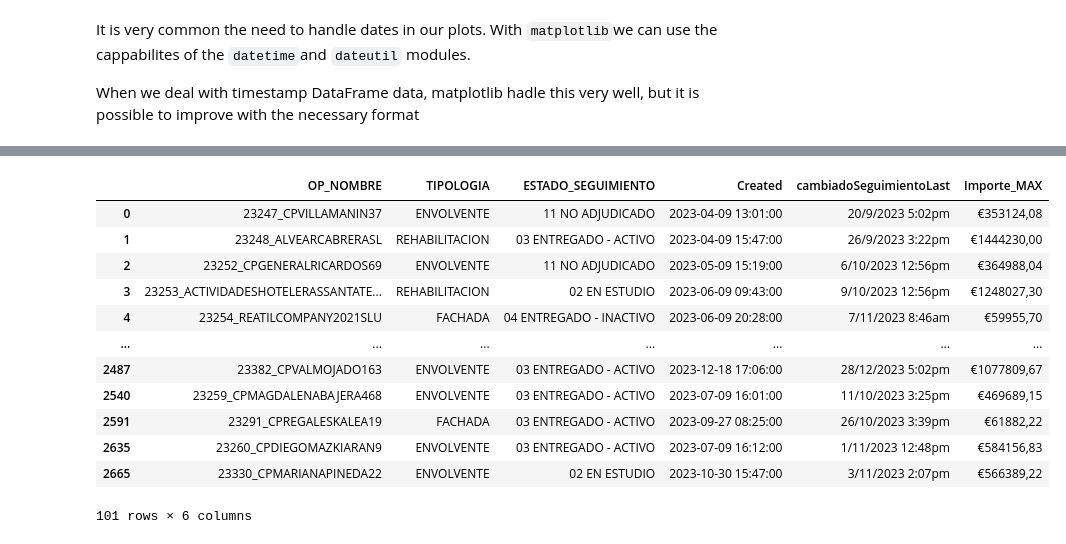
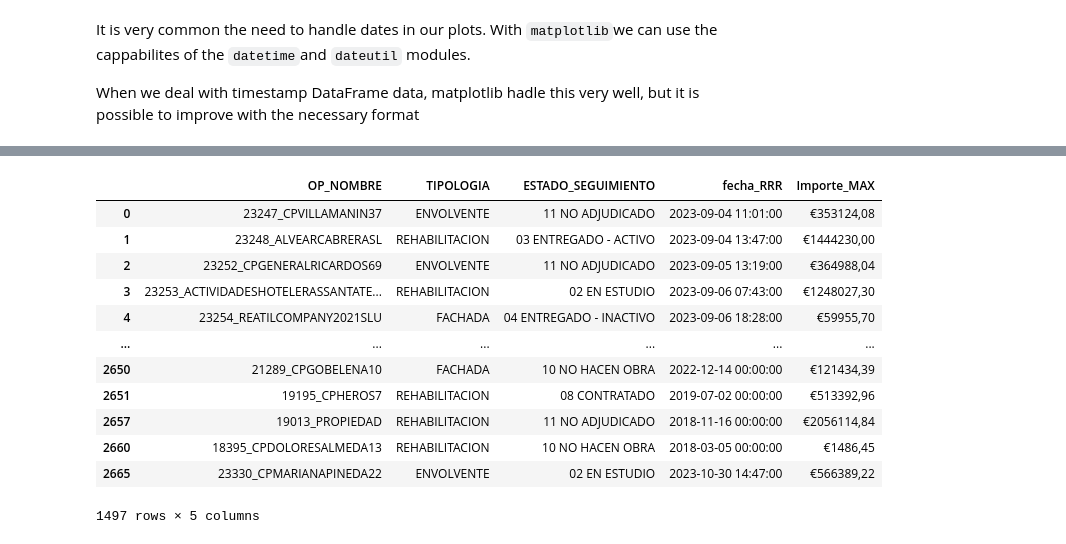
Before and after one commit to alvarohernandezalt/matplotlib_thePathof, a Jupyter notebook: 01_OOP_InterfacesDesign/AB_Appearance_TicksGridsAxes.ipynb, the cells around one changed output, grey strips where cells are left out. Drawn from its saved outputs; the diff is of its cells as text; code cells hidden in the pictures.

```diff
--- a/01_OOP_InterfacesDesign/AB_Appearance_TicksGridsAxes.ipynb
+++ b/01_OOP_InterfacesDesign/AB_Appearance_TicksGridsAxes.ipynb
@@ -751,6 +746,6 @@ When we deal with timestamp DataFrame data, matplotlib hadle this very well, but
 # %%
 # Let's use some timebased data
 url = "https://raw.githubusercontent.com/alvarohernandezalt/matplotlib_thePathof/main/data/hrp_state.csv"
-df = pd.read_csv(url, parse_dates=['Created'])
-df
+df = pd.read_csv(url)
+df.iloc[1012]
 # %% [output]
@@ -770,17 +758,19 @@ df
+# %%
+df['fecha_RRR'] = pd.to_datetime(df['fecha_RRR'], format='%Y/%m/%d %H:%M')
 # %%
-df_clean = df.drop_duplicates(subset='Created')
+df_clean = df.drop_duplicates(subset='fecha_RRR')
 df_clean
 # %% [output]
-|  | OP_NOMBRE | TIPOLOGIA | ESTADO_SEGUIMIENTO | Created | cambiadoSeguimientoLast | Importe_MAX |
-| 0 | 23247_CPVILLAMANIN37 | ENVOLVENTE | 11 NO ADJUDICADO | 2023-04-09 13:01:00 | 20/9/2023 5:02pm | €353124,08 |
-| 1 | 23248_ALVEARCABRERASL | REHABILITACION | 03 ENTREGADO - ACTIVO | 2023-04-09 15:47:00 | 26/9/2023 3:22pm | €1444230,00 |
-| 2 | 23252_CPGENERALRICARDOS69 | ENVOLVENTE | 11 NO ADJUDICADO | 2023-05-09 15:19:00 | 6/10/2023 12:56pm | €364988,04 |
-| 3 | 23253_ACTIVIDADESHOTELERASSANTATE... | REHABILITACION | 02 EN ESTUDIO | 2023-06-09 09:43:00 | 9/10/2023 12:56pm | €1248027,30 |
-| 4 | 23254_REATILCOMPANY2021SLU | FACHADA | 04 ENTREGADO - INACTIVO | 2023-06-09 20:28:00 | 7/11/2023 8:46am | €59955,70 |
-| ... | ... | ... | ... | ... | ... | ... |
-| 2487 | 23382_CPVALMOJADO163 | ENVOLVENTE | 03 ENTREGADO - ACTIVO | 2023-12-18 17:06:00 | 28/12/2023 5:02pm | €1077809,67 |
-| 2540 | 23259_CPMAGDALENABAJERA468 | ENVOLVENTE | 03 ENTREGADO - ACTIVO | 2023-07-09 16:01:00 | 11/10/2023 3:25pm | €469689,15 |
-| 2591 | 23291_CPREGALESKALEA19 | FACHADA | 03 ENTREGADO - ACTIVO | 2023-09-27 08:25:00 | 26/10/2023 3:39pm | €61882,22 |
-| 2635 | 23260_CPDIEGOMAZKIARAN9 | ENVOLVENTE | 03 ENTREGADO - ACTIVO | 2023-07-09 16:12:00 | 1/11/2023 12:48pm | €584156,83 |
-| 2665 | 23330_CPMARIANAPINEDA22 | ENVOLVENTE | 02 EN ESTUDIO | 2023-10-30 15:47:00 | 3/11/2023 2:07pm | €566389,22 |
+|  | OP_NOMBRE | TIPOLOGIA | ESTADO_SEGUIMIENTO | fecha_RRR | Importe_MAX |
+| 0 | 23247_CPVILLAMANIN37 | ENVOLVENTE | 11 NO ADJUDICADO | 2023-09-04 11:01:00 | €353124,08 |
+| 1 | 23248_ALVEARCABRERASL | REHABILITACION | 03 ENTREGADO - ACTIVO | 2023-09-04 13:47:00 | €1444230,00 |
+| 2 | 23252_CPGENERALRICARDOS69 | ENVOLVENTE | 11 NO ADJUDICADO | 2023-09-05 13:19:00 | €364988,04 |
+| 3 | 23253_ACTIVIDADESHOTELERASSANTATE... | REHABILITACION | 02 EN ESTUDIO | 2023-09-06 07:43:00 | €1248027,30 |
+| 4 | 23254_REATILCOMPANY2021SLU | FACHADA | 04 ENTREGADO - INACTIVO | 2023-09-06 18:28:00 | €59955,70 |
+| ... | ... | ... | ... | ... | ... |
+| 2650 | 21289_CPGOBELENA10 | FACHADA | 10 NO HACEN OBRA | 2022-12-14 00:00:00 | €121434,39 |
+| 2651 | 19195_CPHEROS7 | REHABILITACION | 08 CONTRATADO | 2019-07-02 00:00:00 | €513392,96 |
+| 2657 | 19013_PROPIEDAD | REHABILITACION | 11 NO ADJUDICADO | 2018-11-16 00:00:00 | €2056114,84 |
+| 2660 | 18395_CPDOLORESALMEDA13 | REHABILITACION | 10 NO HACEN OBRA | 2018-03-05 00:00:00 | €1486,45 |
+| 2665 | 23330_CPMARIANAPINEDA22 | ENVOLVENTE | 02 EN ESTUDIO | 2023-10-30 14:47:00 | €566389,22 |
-101 rows × 6 columns
+1497 rows × 5 columns
```
Also changed, not shown: parts of 10 cells of this notebook.
